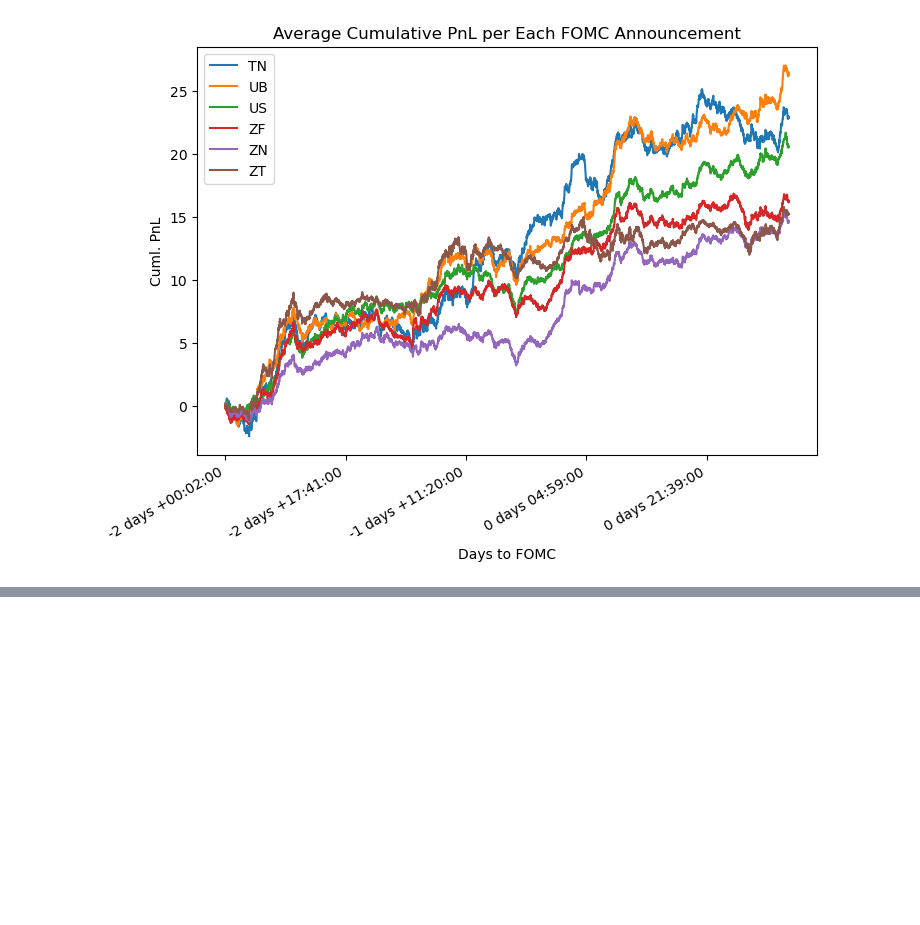
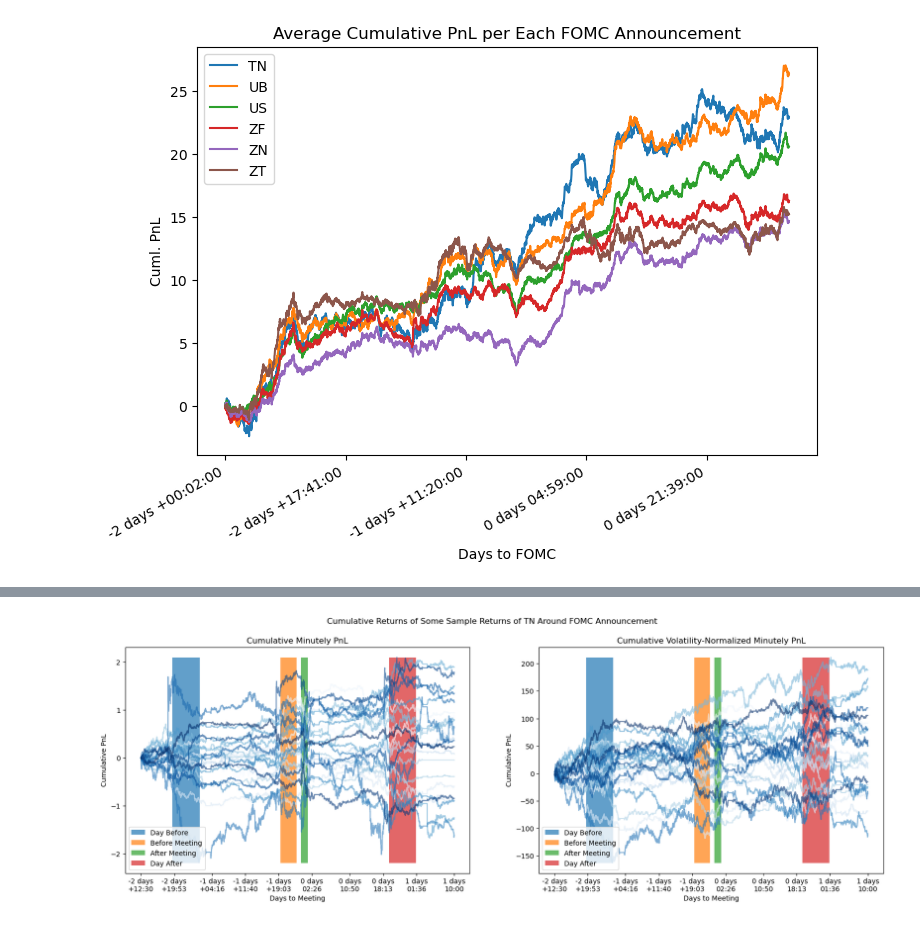
Before and after one commit to diegodalvarez/FOMCDrift, a Jupyter notebook: notebook/1BackGroundData.ipynb, the cells around one changed output, grey strips where cells are left out. Cells and saved outputs as stored; diff of their text form; code cells hidden in the pictures; blank space fills up the shorter version.

```diff
--- a/notebook/1BackGroundData.ipynb
+++ b/notebook/1BackGroundData.ipynb
@@ -165,0 +217,7 @@ df_tmp_raw = (df_raw
+# %%
+path  = r"A:\GitHub\FOMCDrift\data\ZoneFirstRateData"
+files = ([
+    file for file in os.listdir(path)
+    if file.split("_")[0] == "TN"])
+
+paths = [os.path.join(path, file) for file in files]
@@ -165,0 +233,81 @@ df_tmp_raw = (df_raw
+# %%
+ticks = (
+    df_tmp[["total_seconds", "days_to_meeting"]]
+    .drop_duplicates()
+    .assign(days_to_meeting = lambda x: x.days_to_meeting.astype(str).str.replace("days ", "days\n").str[:-3])
+    .sort_values("total_seconds")
+)
+
+ticks = ticks.iloc[
+    np.linspace(0, len(ticks) - 1, 10).astype(int)
+]
+# %%
+fig, axes = plt.subplots(ncols = 2, figsize = (20,6))
+
+(df_tmp
+    .drop(columns = ["fomc_date", "days_to_meeting"])
+    .set_index("total_seconds")
+    .cumsum()
+    .plot(
+        colormap = "Blues",
+        alpha    = 0.6,
+        ax       = axes[0],
+        legend   = False,
+        title    = "Cumulative Minutely PnL"))
+
+(df_tmp
+    .drop(columns = ["fomc_date", "days_to_meeting"])
+    .set_index("total_seconds")
+    .apply(lambda x: x / x.ewm(span = 10, adjust = False).std())
+    .cumsum()
+    .plot(
+        alpha    = 0.6,
+        ax       = axes[1],
+        legend   = False,
+        colormap = "Blues",
+        title    = "Cumulative Volatility-Normalized Minutely PnL"))
+
+for ax in axes.flatten():
+    ax.set_ylabel("Cumulative PnL")
+    ax.set_xlabel("Days to Meeting")
+
+handles = []
+labels  = []
+
+for path in paths:
+    for ax in axes.flatten():
+
+        x = (pd
+            .read_parquet(path = path, engine = "pyarrow")
+            .assign(
+                exact_date      = lambda x: pd.to_datetime(x.fomc_date.astype(str) + " " + str(dt.time(hour = 12 + 2, minute = 0))),
+                days_to_meeting = lambda x: x.date - x.exact_date,
+                total_seconds   = lambda x: x.days_to_meeting.dt.total_seconds())
+            .total_seconds
+            .drop_duplicates())
+
+        lines = ax.lines
+        y_max = max(line.get_ydata().max() for line in lines)
+        y_min = min(line.get_ydata().min() for line in lines)
+        name  = path.split("\\")[-1].split("_")[-1].split(".")[0]
+
+        patch = ax.fill_between(
+            x,
+            y_min,
+            y_max,
+            alpha=0.7,
+            label=name)
+
+        if ax is axes[0]:
+            handles.append(patch)
+            labels.append(zone_renamer[name])
+
+for ax in axes.flatten():
+    ax.legend(handles, labels, loc="lower left")
+    ax.set_xticks(ticks["total_seconds"])
+    ax.set_xticklabels(ticks["days_to_meeting"].astype(str))
+
+fig.suptitle("Cumulative Returns of Some Sample Returns of TN Around FOMC Announcement")
+plt.show()
+# %% [output]
+[figure, added]
```
Also changed, not shown: parts of 9 cells of this notebook.
